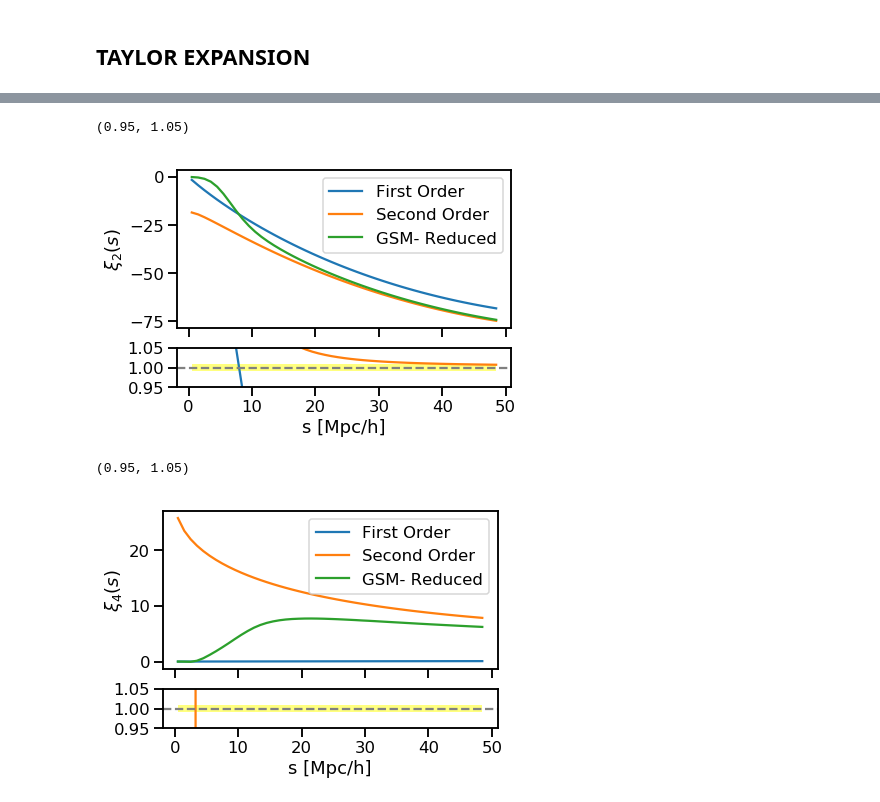
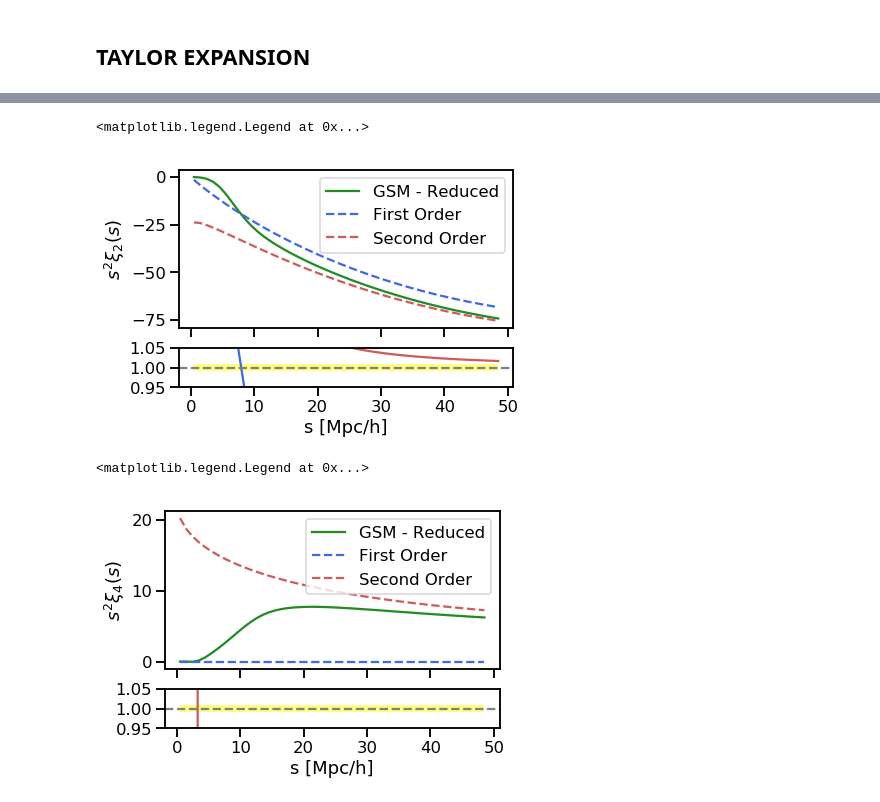
Before and after one commit to florpi/CentralStreamingModel, a Jupyter notebook: dimred/taylor_expansion.ipynb, the cells around one changed output, grey strips where cells are left out. Saved outputs shown, nothing was run; the diff lists cells and outputs as text; code cells hidden in the pictures.

```diff
--- a/dimred/taylor_expansion.ipynb
+++ b/dimred/taylor_expansion.ipynb
@@ -246,4 +247,4 @@ def second_m2_prime(s, mu, popt_m_r, popt_c_r, popt_c_t):
 
     return second_c2_prime(s, mu, popt_c_r, popt_c_t) + \
             2 * first_m1_prime(s, mu, popt_m_r)**2 + \
-            2 *  fitting_m_r(s, *popt_m_r) * second_m1_prime(s, mu, popt_m_r)
+            2 * mu * fitting_m_r(s, *popt_m_r) * second_m1_prime(s, mu, popt_m_r)
@@ -275,4 +301,3 @@ def simple_approximation(order):
 # %%
-s_mu_approx_1, mono_1, quad_1, hexa_1 = simple_approximation(1)
-
-s_mu_approx_2, mono_2, quad_2, hexa_2 = simple_approximation(2)
+mono_1, quad_1, hexa_1 = approximation(1)
+mono_2, quad_2, hexa_2 = approximation(2)
@@ -312,47 +337,63 @@ ax1.legend()
 fig, (ax1, ax2) = plt.subplots(nrows=2,sharex = True, squeeze = True,
                           gridspec_kw = {'height_ratios':[4,1]})
 
+ax1.plot(gaussian_reduced.s_c,
+         gaussian_reduced.s_c * gaussian_reduced.s_c * gaussian_reduced.quad,
+         label = 'GSM - Reduced', color='forestgreen')
+ax1.plot(gaussian.s_c, gaussian.s_c * gaussian.s_c * quad_1,
+         label = 'First Order', linestyle='dashed', color = 'royalblue')
+ax1.plot(gaussian.s_c, gaussian.s_c * gaussian.s_c * quad_2,
+         label = 'Second Order', linestyle='dashed', color = 'indianred')
 
-ax1.plot(gaussian.s_c, gaussian.s_c * gaussian.s_c * quad_1, label = 'First Order')
-ax1.plot(gaussian.s_c, gaussian.s_c * gaussian.s_c * quad_2, label = 'Second Order')
 
-ax1.plot(gaussian_reduced.s_c, gaussian_reduced.s_c * gaussian_reduced.s_c * gaussian_reduced.quad,
-         label = 'GSM- Reduced')
+ax2.plot(gaussian_reduced.s_c[1:],
+         quad_1[1:]/gaussian_reduced.quad[1:],
+         color = 'royalblue')
+ax2.plot(gaussian_reduced.s_c[1:],
+        quad_2[1:]/gaussian_reduced.quad[1:],
+        color = 'indianred')
 
-ax2.plot(gaussian_reduced.s_c[1:], quad_1[1:]/gaussian_reduced.quad[1:])
 
-ax2.plot(gaussian_reduced.s_c[1:], quad_2[1:]/gaussian_reduced.quad[1:])
 
-ax1.legend()
 ax2.axhline(y = 1., linestyle='dashed', color='gray')
-ax1.set_ylabel(r'$\xi_2 (s)$')
+ax1.set_ylabel(r'$s^2 \xi_2 (s)$')
 ax2.set_xlabel(r's [Mpc/h]')
 ax2.fill_between(gaussian.s_c,0.99, 1.01, facecolor = 'yellow', alpha = 0.5)
 ax2.set_ylim(0.95,1.05)
+
+ax1.legend()
 # %% [output]
-(0.95, 1.05)
+<matplotlib.legend.Legend at 0x...>
-[figure, old version]
+[figure, new version]
 # %%
 fig, (ax1, ax2) = plt.subplots(nrows=2,sharex = True, squeeze = True,
                           gridspec_kw = {'height_ratios':[4,1]})
 
+ax1.plot(gaussian_reduced.s_c,
+         gaussian_reduced.s_c * gaussian_reduced.s_c * gaussian_reduced.hexa,
+         label = 'GSM - Reduced', color='forestgreen')
+ax1.plot(gaussian.s_c, gaussian.s_c * gaussian.s_c * hexa_1,
+         label = 'First Order', linestyle='dashed', color = 'royalblue')
+ax1.plot(gaussian.s_c, gaussian.s_c * gaussian.s_c * hexa_2,
+         label = 'Second Order', linestyle='dashed', color = 'indianred')
 
-ax1.plot(gaussian.s_c, gaussian.s_c * gaussian.s_c * hexa_1, label = 'First Order')
-ax1.plot(gaussian.s_c, gaussian.s_c * gaussian.s_c * hexa_2, label = 'Second Order')
 
-ax1.plot(gaussian_reduced.s_c, gaussian_reduced.s_c * gaussian_reduced.s_c * gaussian_reduced.hexa,
-         label = 'GSM- Reduced')
+ax2.plot(gaussian_reduced.s_c[1:],
+         hexa_1[1:]/gaussian_reduced.hexa[1:],
+         color = 'royalblue')
+ax2.plot(gaussian_reduced.s_c[1:],
+        hexa_2[1:]/gaussian_reduced.hexa[1:],
+        color = 'indianred')
 
-ax2.plot(gaussian_reduced.s_c[1:], hexa_1[1:]/gaussian_reduced.hexa[1:])
 
-ax2.plot(gaussian_reduced.s_c[1:], hexa_2[1:]/gaussian_reduced.hexa[1:])
 
-ax1.legend()
 ax2.axhline(y = 1., linestyle='dashed', color='gray')
-ax1.set_ylabel(r'$\xi_4 (s)$')
+ax1.set_ylabel(r'$s^2 \xi_4 (s)$')
 ax2.set_xlabel(r's [Mpc/h]')
 ax2.fill_between(gaussian.s_c,0.99, 1.01, facecolor = 'yellow', alpha = 0.5)
 ax2.set_ylim(0.95,1.05)
+
+ax1.legend()
 # %% [output]
-(0.95, 1.05)
+<matplotlib.legend.Legend at 0x...>
-[figure, old version]
+[figure, new version]
```
Also changed, not shown: parts of 7 cells of this notebook, 1 other file.
